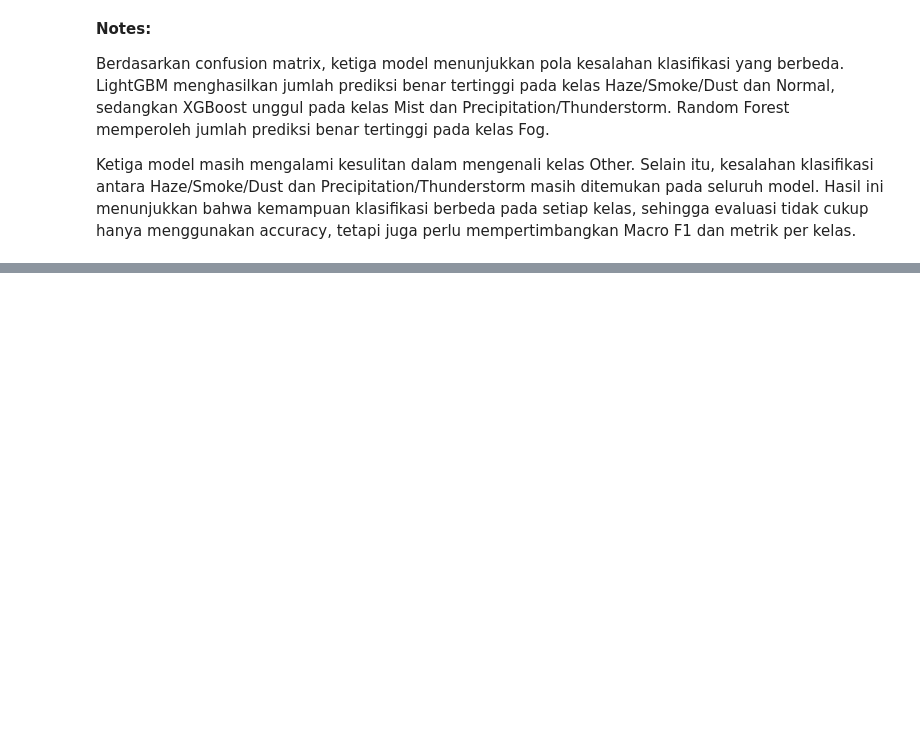
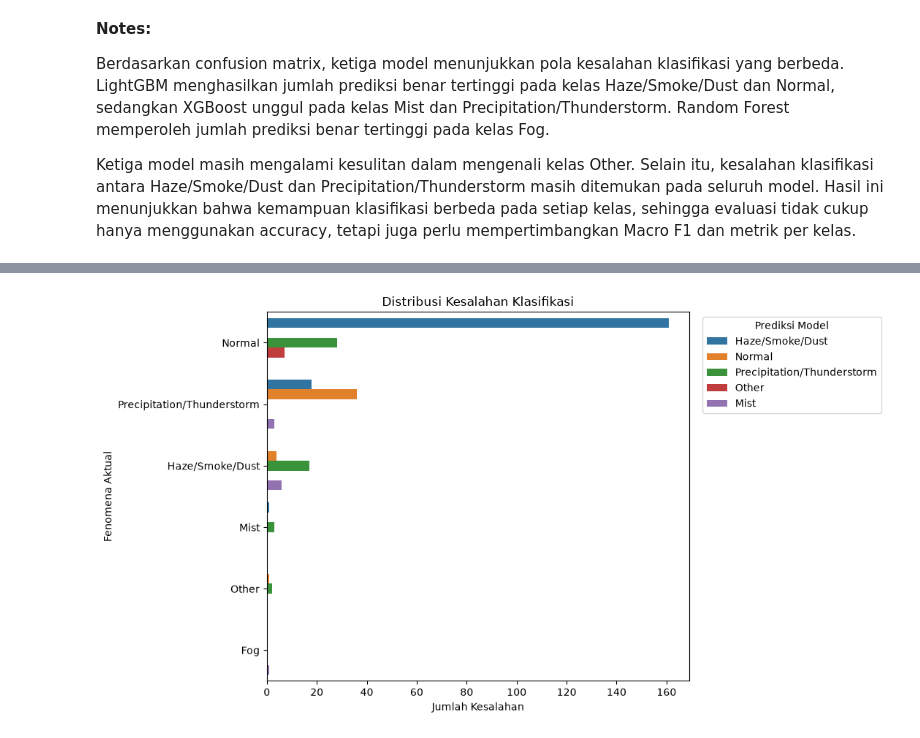
Before and after one commit to sirly82/bmkg-project, a Jupyter notebook: visibility_phenomenon_classification_2025.ipynb, the cells around one changed output, grey strips where cells are left out. Drawn from its saved outputs; the diff is of its cells as text; code cells hidden in the pictures; blank space fills up the shorter version.

```diff
--- a/visibility_phenomenon_classification_2025.ipynb
+++ b/visibility_phenomenon_classification_2025.ipynb
@@ -2768,0 +3417,14 @@ Ketiga model masih mengalami kesulitan dalam mengenali kelas Other. Selain itu,
+# %%
+inverse_label_map = {
+    value: key for key, value in label_map.items()
+}
+
+misclassified['actual_label'] = (
+    misclassified['phenomenon_encoded']
+    .map(inverse_label_map)
+)
+
+misclassified['predicted_label'] = (
+    misclassified['predicted_phenomenon']
+    .map(inverse_label_map)
+)
@@ -2768,0 +3463,11 @@ Ketiga model masih mengalami kesulitan dalam mengenali kelas Other. Selain itu,
+# %%
+error_distribution = (
+    misclassified
+    .groupby(['actual_label', 'predicted_label'])
+    .size()
+    .reset_index(name='Count')
+    .sort_values('Count', ascending=False)
+    .reset_index(drop=True)
+)
+
+display(error_distribution)
@@ -2768,0 +3490,18 @@ Ketiga model masih mengalami kesulitan dalam mengenali kelas Other. Selain itu,
+# %%
+plt.figure(figsize=(11, 6))
+
+sns.barplot(
+    data=error_distribution,
+    x='Count',
+    y='actual_label',
+    hue='predicted_label'
+)
+
+plt.title('Distribusi Kesalahan Klasifikasi')
+plt.xlabel('Jumlah Kesalahan')
+plt.ylabel('Fenomena Aktual')
+plt.legend(title='Prediksi Model', bbox_to_anchor=(1.02, 1), loc='upper left')
+plt.tight_layout()
+plt.show()
+# %% [output]
+[figure, added]
```
Also changed, not shown: parts of 116 cells of this notebook.
